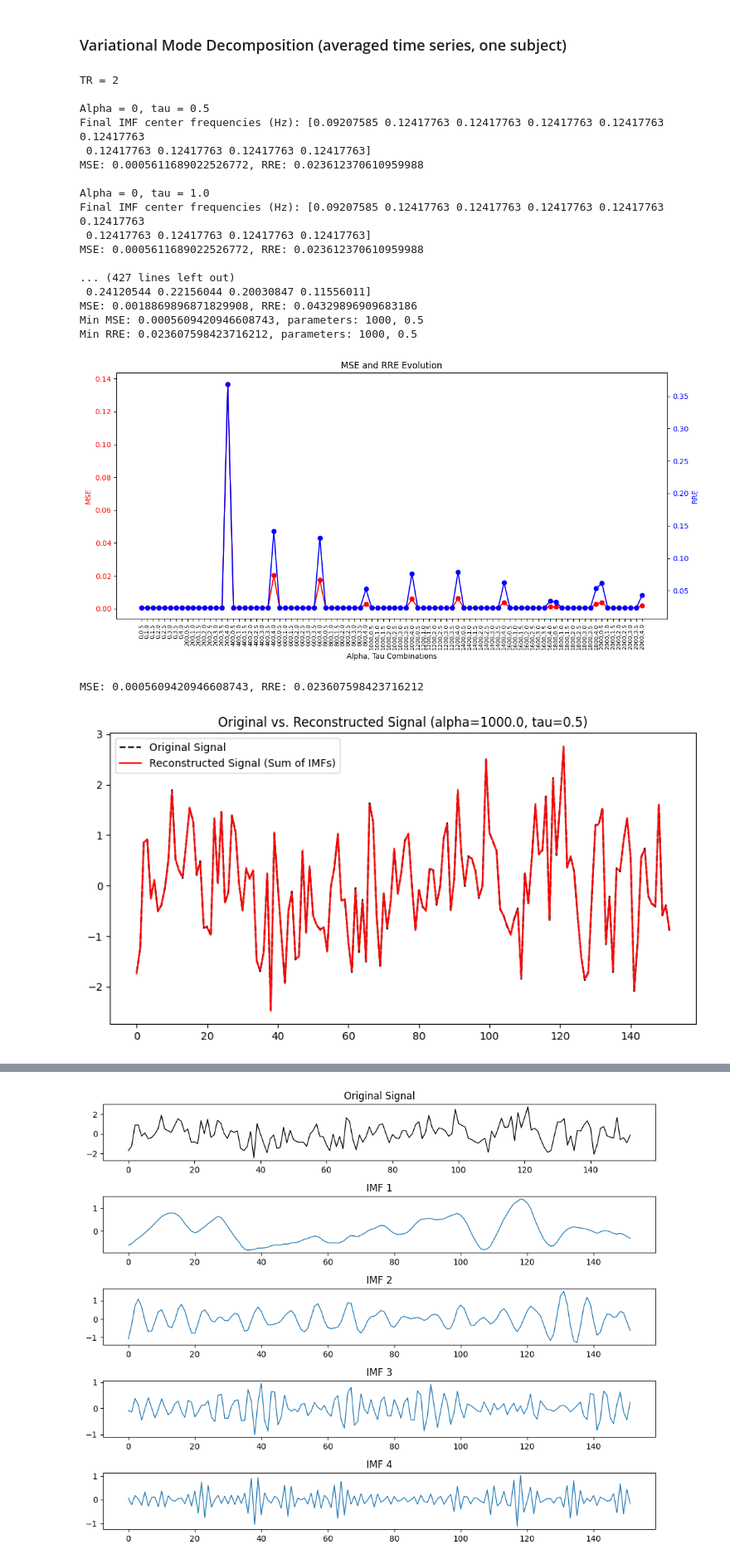
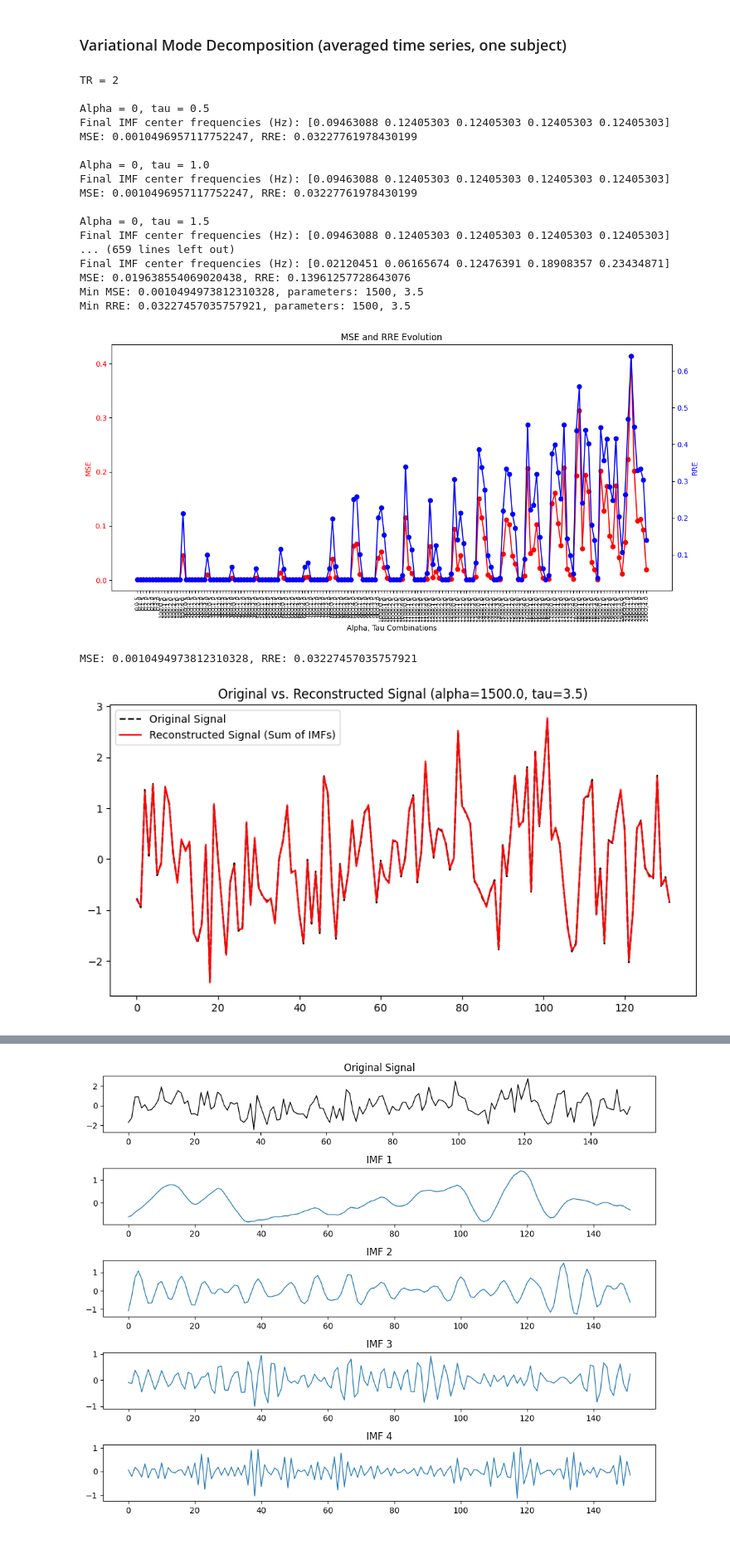
Before and after one commit to youngchan-ryu/ENIGMA_OCD_MBBN, a Jupyter notebook: ENIGMA-OCD results/QC/Variational_mode_decomposition.ipynb, the cells around one changed output, grey strips where cells are left out. Shown at 83% size. Saved outputs shown, nothing was run; the diff lists cells and outputs as text; code cells hidden in the pictures.

```diff
--- a/ENIGMA-OCD results/QC/Variational_mode_decomposition.ipynb
+++ b/ENIGMA-OCD results/QC/Variational_mode_decomposition.ipynb
@@ -392,7 +384,7 @@ time_series_data = np.load("/pscratch/sd/p/pakmasha/MBBN_data/Bangalore-NIMHANS_
 filename = "/pscratch/sd/p/pakmasha/MBBN_data/Bangalore-NIMHANS_sub-ODP203/Bangalore-NIMHANS_sub-ODP203.npy"
 
 # y = time_series_data[20:20+100].T
-y = time_series_data.T
+y = time_series_data[20:].T
 ts_length = y.shape[1]
 TR = repetition_time(filename)
 print(f"TR = {TR}")
@@ -413,12 +405,12 @@ f = sample_whole
 f = (f - np.mean(f)) / np.std(f)
 
 # VMD parameters
-K = 4             # number of modes
+K = 5             # number of modes
 DC = 0            # no DC part imposed
 init = 0          # initialize omegas uniformly
 tol = 1e-7        # convergence tolerance
 
-alpha_values = np.arange(0, 2100, 200)  # bandwidth constraint
+alpha_values = np.arange(0, 2100, 100)  # bandwidth constraint
 tau_values = np.arange(0.5, 4.5, 0.5)  # noise-tolerance
 alpha_labels = []
 tau_labels = []
@@ -469,47 +461,47 @@ ax1.set_title("MSE and RRE Evolution")
 ax2 = ax1.twinx()
 ax2.plot(rre_list, 'b-o', label="RRE")
 ax2.set_ylabel("RRE", color='b')
 ax2.tick_params(axis='y', labelcolor='b')
 
 fig.tight_layout()
 plt.show()
 
 # plot the original vs. reconstructed signal for the best (alpha, tau) pair
 alpha = float(alpha_labels[min_mse_index])
 tau = float(tau_labels[min_mse_index])
 u, u_hat, omega = VMD(f, alpha, tau, K, DC, init, tol)
 reconstructed_signal = np.sum(u, axis=0)
 mse = np.mean((f - reconstructed_signal) ** 2)
 rre = np.linalg.norm(f - reconstructed_signal) / np.linalg.norm(f)
 print(f"MSE: {mse}, RRE: {rre}")
 
 plt.figure(figsize=(10, 5))
 plt.plot(f, 'k', linestyle="dashed", label="Original Signal")
 plt.plot(reconstructed_signal, 'r', linestyle="solid", label="Reconstructed Signal (Sum of IMFs)")
 plt.legend()
 plt.title(f"Original vs. Reconstructed Signal (alpha={alpha}, tau={tau})")
 plt.show()
 # %% [output]
 TR = 2
 
 Alpha = 0, tau = 0.5
-Final IMF center frequencies (Hz): [0.09207585 0.12417763 0.12417763 0.12417763 0.12417763 0.12417763
- 0.12417763 0.12417763 0.12417763 0.12417763]
-MSE: 0.0005611689022526772, RRE: 0.023612370610959988
+Final IMF center frequencies (Hz): [0.09463088 0.12405303 0.12405303 0.12405303 0.12405303]
+MSE: 0.0010496957117752247, RRE: 0.03227761978430199
 
 Alpha = 0, tau = 1.0
-Final IMF center frequencies (Hz): [0.09207585 0.12417763 0.12417763 0.12417763 0.12417763 0.12417763
- 0.12417763 0.12417763 0.12417763 0.12417763]
-MSE: 0.0005611689022526772, RRE: 0.023612370610959988
+Final IMF center frequencies (Hz): [0.09463088 0.12405303 0.12405303 0.12405303 0.12405303]
+MSE: 0.0010496957117752247, RRE: 0.03227761978430199
 
-... (427 lines left out)
- 0.24120544 0.22156044 0.20030847 0.11556011]
-MSE: 0.0018869896871829908, RRE: 0.04329896909683186
-Min MSE: 0.0005609420946608743, parameters: 1000, 0.5
-Min RRE: 0.023607598423716212, parameters: 1000, 0.5
+Alpha = 0, tau = 1.5
+Final IMF center frequencies (Hz): [0.09463088 0.12405303 0.12405303 0.12405303 0.12405303]
+... (659 lines left out)
+Final IMF center frequencies (Hz): [0.02120451 0.06165674 0.12476391 0.18908357 0.23434871]
+MSE: 0.019638554069020438, RRE: 0.13961257728643076
+Min MSE: 0.0010494973812310328, parameters: 1500, 3.5
+Min RRE: 0.03227457035757921, parameters: 1500, 3.5
-[figure, old version]
+[figure, new version]
-MSE: 0.0005609420946608743, RRE: 0.023607598423716212
+MSE: 0.0010494973812310328, RRE: 0.03227457035757921
-[figure, old version]
+[figure, new version]
 # %%
 T = TimeSeries(f, sampling_interval=TR)
 print(f"T.shape: {T.shape}")
```
Also changed, not shown: parts of 11 cells of this notebook, 33 other files.
